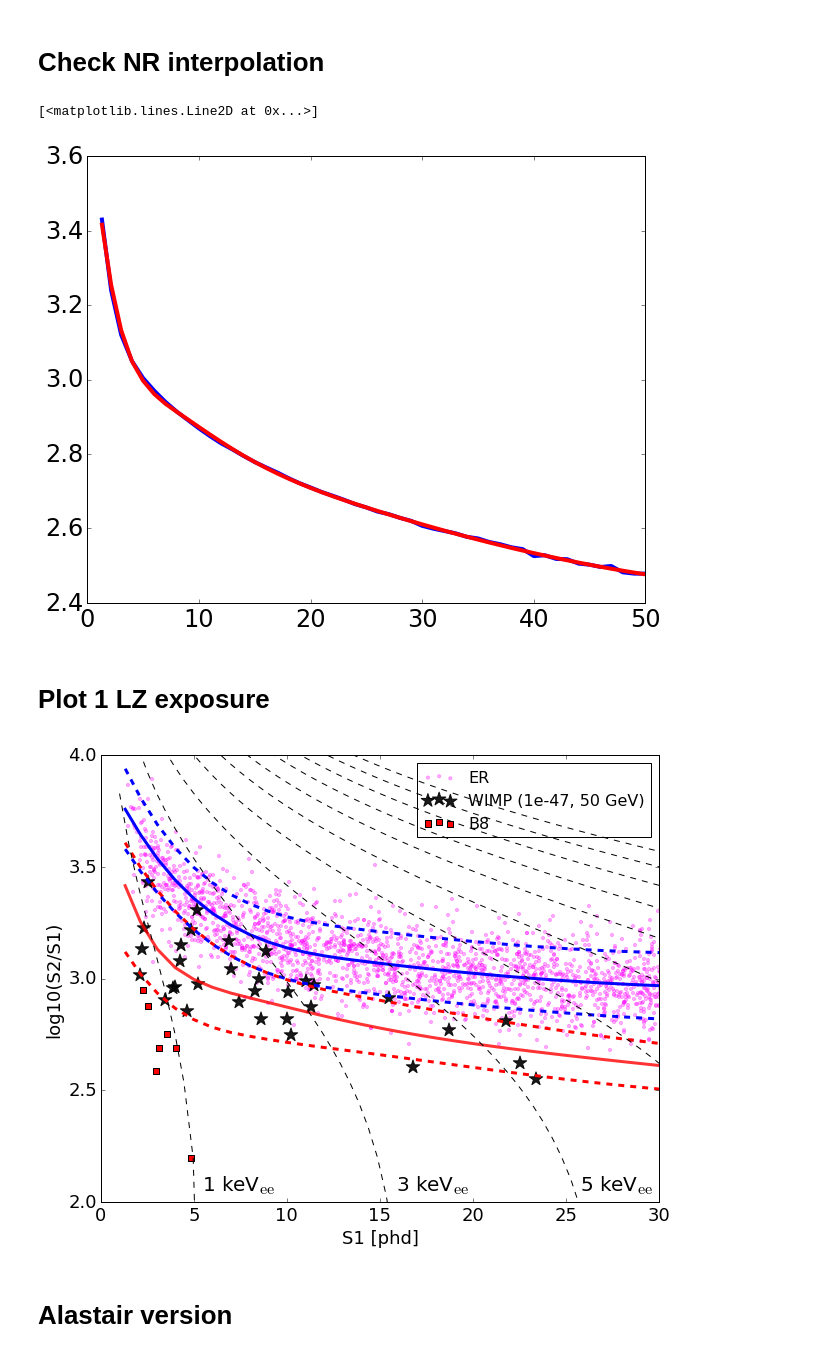
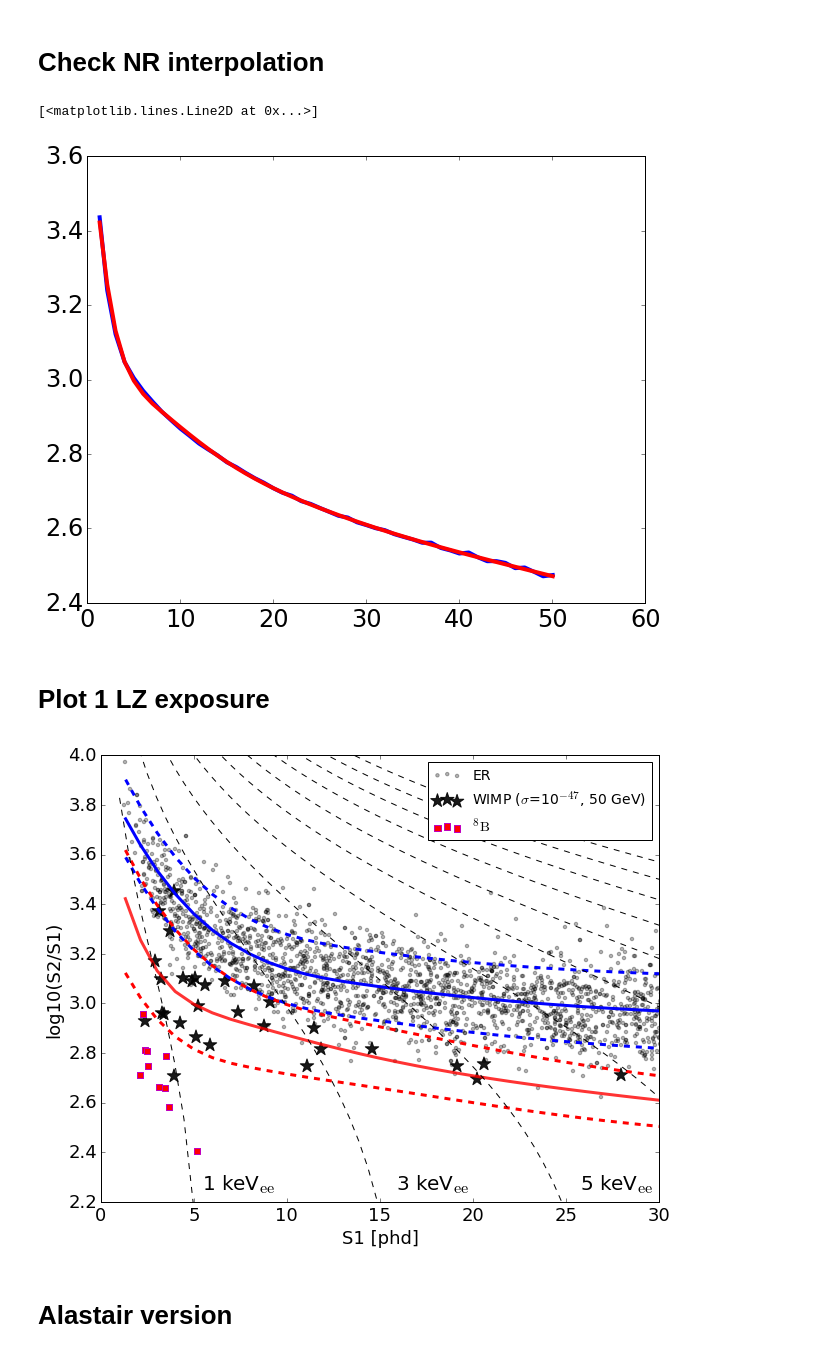
Before and after one commit to attdobi/iPyNb, a Jupyter notebook: PyNEST/TDR/PDF_visualizer.ipynb, the cells around one changed output. Saved outputs shown, nothing was run; the diff lists cells and outputs as text; code cells hidden in the pictures.

```diff
--- a/PyNEST/TDR/PDF_visualizer.ipynb
+++ b/PyNEST/TDR/PDF_visualizer.ipynb
@@ -10,6 +10,6 @@ from pyNEST import *
 from ROOT import TH2D
 %pylab inline
 pylab.rcParams['figure.figsize'] = (10.0, 8.0) # set size of figures"
-plt.rcParams.update({'font.size': 24})
+plt.rcParams.update({'font.size': 20})
 # %% [output]
 Populating the interactive namespace from numpy and matplotlib
@@ -39,10 +39,9 @@ def calc_exposure(S1_cut, S2_cut, S1_win_max=20):
 #Generate Flat ER and 50 GeV WIMP NR spectra:
 ##############################################################################
 #LZ
-NEST =NEST_setup(Det='LZ',f_drift=-1, drift_time=-1, g1=0.12, nFold=2, \
-                 eff_extract=0.99, e_lifetime=2800, custom=False)
+NEST =NEST_setup(Det='LZ', nFold=3, custom=True)
 S1_bin_cen_n, mean_S2oS1_n, std_S2oS1_n, S1_bin_cen_e, mean_S2oS1_e, std_S2oS1_e, E_bin_cen_e,\
-Eff_e, E_bin_cen_n, Eff_n,num_leak_e, num_total_e, leak_gauss_e, sNR = genBands(NEST=NEST,S2raw_min=450,nSim=1e6,mWmp=-1)
+Eff_e, E_bin_cen_n, Eff_n,num_leak_e, num_total_e, leak_gauss_e, sNR = genBands(NEST=NEST,S2raw_min=450,nSim=1e6,mWmp=50)
 
 #get NR mean, with a smooth spline
 #sNR = ip.UnivariateSpline(S1_bin_cen_n, mean_S2oS1_n,s=.005)
@@ -284,7 +277,7 @@ Count below NR mean (0 to 20 S1) = 1.234 +/- 0.276
 # %%
 title='Rn222'
 NEST.SetParticleType(1)
-nSim=5e6
+nSim=1e5
 
 #scale factor c. LZ has 2 uBq/kg total and 3.57 in the fid
 c=1*1.91*(9.2/6.3) # LZ fiducial with 1.91 uBq/kg in the active volume
@@ -304,7 +297,7 @@ S2_cut=S2c[WS_cut]
 
 #make a scatter plot
 plt.figure()
-#scatterColor(S1_cut,log10(S2_cut/S1_cut))
+scatterColor(S1_cut,log10(S2_cut/S1_cut))
 plt.xlabel('S1 [phd]')
 plt.ylabel('log10(S2/S1)')
 #plt.plot([S1_min,S1_min],[2,3.8],'-.m',linewidth=4)
@@ -335,7 +328,7 @@ Count below NR mean (0 to 20 S1) = 2.577 +/- 0.090
 # %%
 title='Rn220'
 NEST.SetParticleType(1)
-nSim=1e6
+nSim=1e5
 
 #scale factor c. LZ has 2 uBq/kg total and 3.57 in the fid
 c=1*1.91*(9.2/6.3)*1/6.1 # LZ fiducial with 2 uBq/kg
@@ -355,7 +348,7 @@ S2_cut=S2c[WS_cut]
 
 #make a scatter plot
 plt.figure()
-#scatterColor(S1_cut,log10(S2_cut/S1_cut))
+scatterColor(S1_cut,log10(S2_cut/S1_cut))
 plt.xlabel('S1 [phd]')
 plt.ylabel('log10(S2/S1)')
 #plt.plot([S1_min,S1_min],[2,3.8],'-.m',linewidth=4)
@@ -485,7 +478,7 @@ sNR = ip.UnivariateSpline(S1_bin_cen_n, mean_S2oS1_n,s=.001)
 plot(S1_bin_cen_n,sNR(S1_bin_cen_n),'-r',linewidth=4)
 # %% [output]
 [<matplotlib.lines.Line2D at 0x...>]
-[figure, old version]
+[figure, new version]
 # %% [markdown]
 <h1> Plot 1 LZ exposure </h1>
 # %%
@@ -527,53 +520,54 @@ plot(S1_bin_cen_e,s(S1_bin_cen_e),'-b',linewidth=3)
 plot(S1_bin_cen_e,s_ub(S1_bin_cen_e),'--b',linewidth=3)
 plot(S1_bin_cen_e,s_lb(S1_bin_cen_e),'--b',linewidth=3)
 
-plt.scatter(S1_er[WS_cut_er],log10(S2_er[WS_cut_er]/S1_er[WS_cut_er]),color='magenta',s=10,alpha=0.3,label='ER')
+plt.scatter(S1_er[WS_cut_er],log10(S2_er[WS_cut_er]/S1_er[WS_cut_er]),color='k',s=12,alpha=0.3,label='ER')
 #plt.scatter(S1_Rn[WS_cut_rn],log10(S2_Rn[WS_cut_rn]/S1_Rn[WS_cut_rn]),color='magenta',s=10,alpha=0.3,label='ER')
 #plt.scatter(S1_pp[WS_cut_pp],log10(S2_pp[WS_cut_pp]/S1_pp[WS_cut_pp]),color='blue',s=15,alpha=0.3,label='PP Solar',marker='^',edgecolor='b',linewidths=1)
 
 
 plt.scatter(S1_mw50[WS_cut_wmp],log10(S2_mw50[WS_cut_wmp]/S1_mw50[WS_cut_wmp]),s=200\
-            ,color="k", alpha=0.9, edgecolor='k', marker='*',label='WIMP (1e-47, 50 GeV)')
+            ,color="k", alpha=0.9, edgecolor='k', marker='*',label=r'WIMP ($\rm{\sigma}$=10$\rm{^{-47}}$, 50 GeV)')
 
 plt.scatter(S1_cnns[WS_cut_cnns],log10(S2_cnns[WS_cut_cnns]/S1_cnns[WS_cut_cnns]),\
-            color='red',s=40,alpha=1,marker='s',label='B8',edgecolor='k')
+            color='red',s=40,alpha=1,marker='s',label=r'$\rm{^8B}$',edgecolor='m')
 plt.xlabel('S1 [phd]')
 plt.ylabel('log10(S2/S1)')
 plt.rcParams.update({'font.size': 18})
 #plt.plot([S1_min,S1_min],[2,3.8],'-.m',linewidth=4)
 #plt.plot([S1_max,S1_max],[2,3.8],'-.m',linewidth=4)
 
 #plot NR mean, with a smooth spline, and calculate number of WS candidates
 #sNR = ip.UnivariateSpline(S1_bin_cen_n, mean_S2oS1_n)
 #WS_under_NRmean= sum((log10(S2[WS_cut]/S1[WS_cut])<=sNR(S1[WS_cut])) )
 #WS_above_NRmean= sum((log10(S2[WS_cut]/S1[WS_cut])>sNR(S1[WS_cut])) )
 
 
 
 #threshold line
 s1_t=np.linspace(1,10,100)
 s2s1_t=log10(S2raw_min/s1_t)
 #plt.plot(s1_t,s2s1_t,'--k')
 
 #energy contours
 s1_e=np.linspace(1,50,100)
 for en in range(1,20,2):
     s2_e=113*(en*73-s1_e/0.075) #113=g2
     plot(s1_e,log10(s2_e/s1_e),'--k')
     s2s1=log10(s2_e/s1_e)
     if en <6:
         index=int32(np.where(s2s1<=2.0)[0][0])
         matplotlib.mathtext.SHRINK_FACTOR = 0.8
-        plt.text(s1_e[index],2.05,str(en)+' keV'+r'$\mathrm{_{ee}}$',fontsize=20)
+        plt.text(s1_e[index],2.25,str(en)+' keV'+r'$\mathrm{_{ee}}$',fontsize=20)
 
-plt.legend(fontsize=16,numpoints=1,loc='upper right')
+plt.legend(fontsize=14,numpoints=1,loc='upper right',frameon = 1,framealpha=1)
+
 #plt.xscale('log')
 xlim([0,30])
-ylim([2.0,4.0])
+ylim([2.2,4.0])
 savefig('figs/'+title+'_1LZ.pdf')
 savefig('figs/'+title+'_1LZ.png')
 # %% [output]
-[figure, old version]
+[figure, new version]
 # %% [markdown]
 <h1> Alastair version </h1>
 # %%
```
Also changed, not shown: parts of 18 cells of this notebook, 24 other files.
